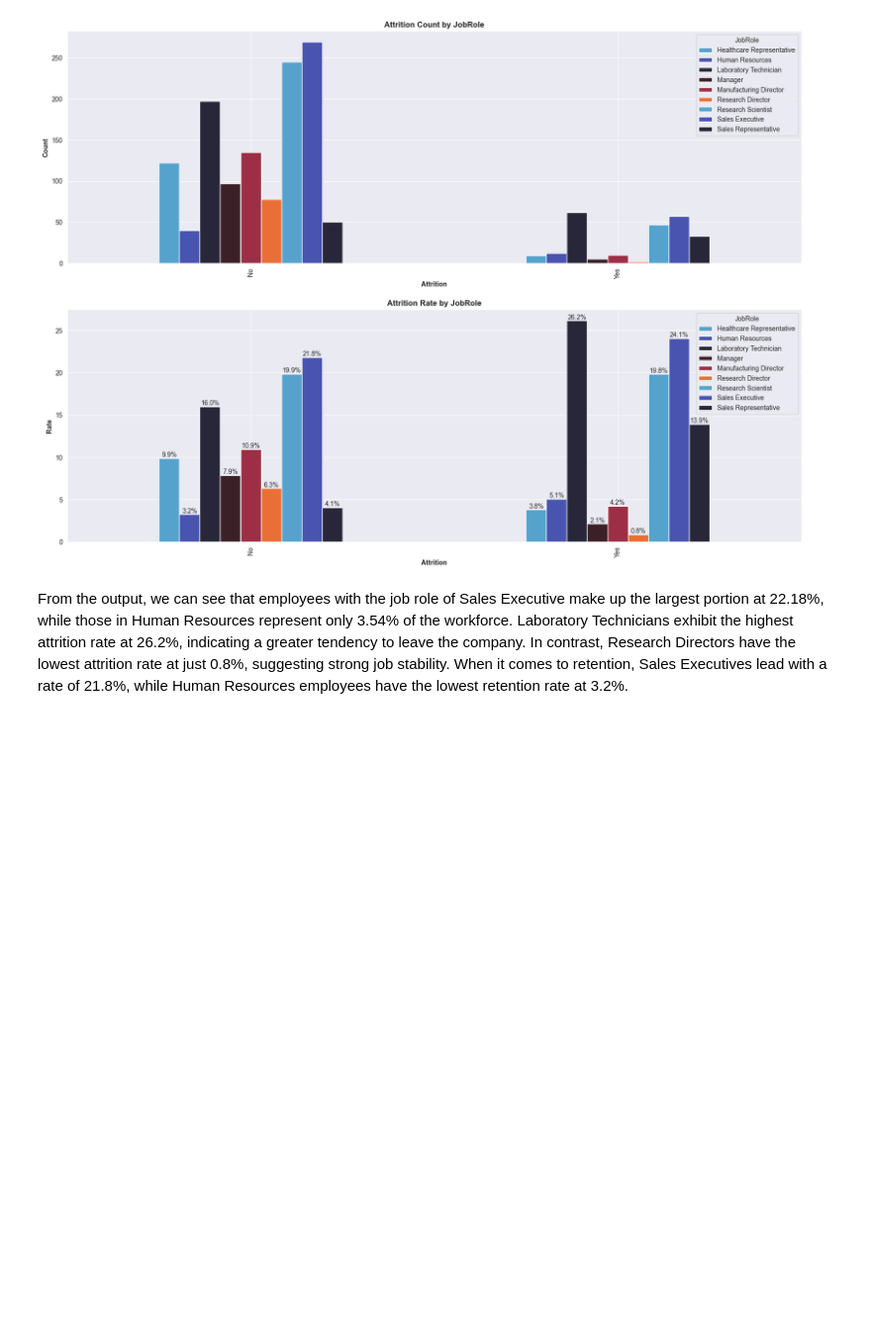
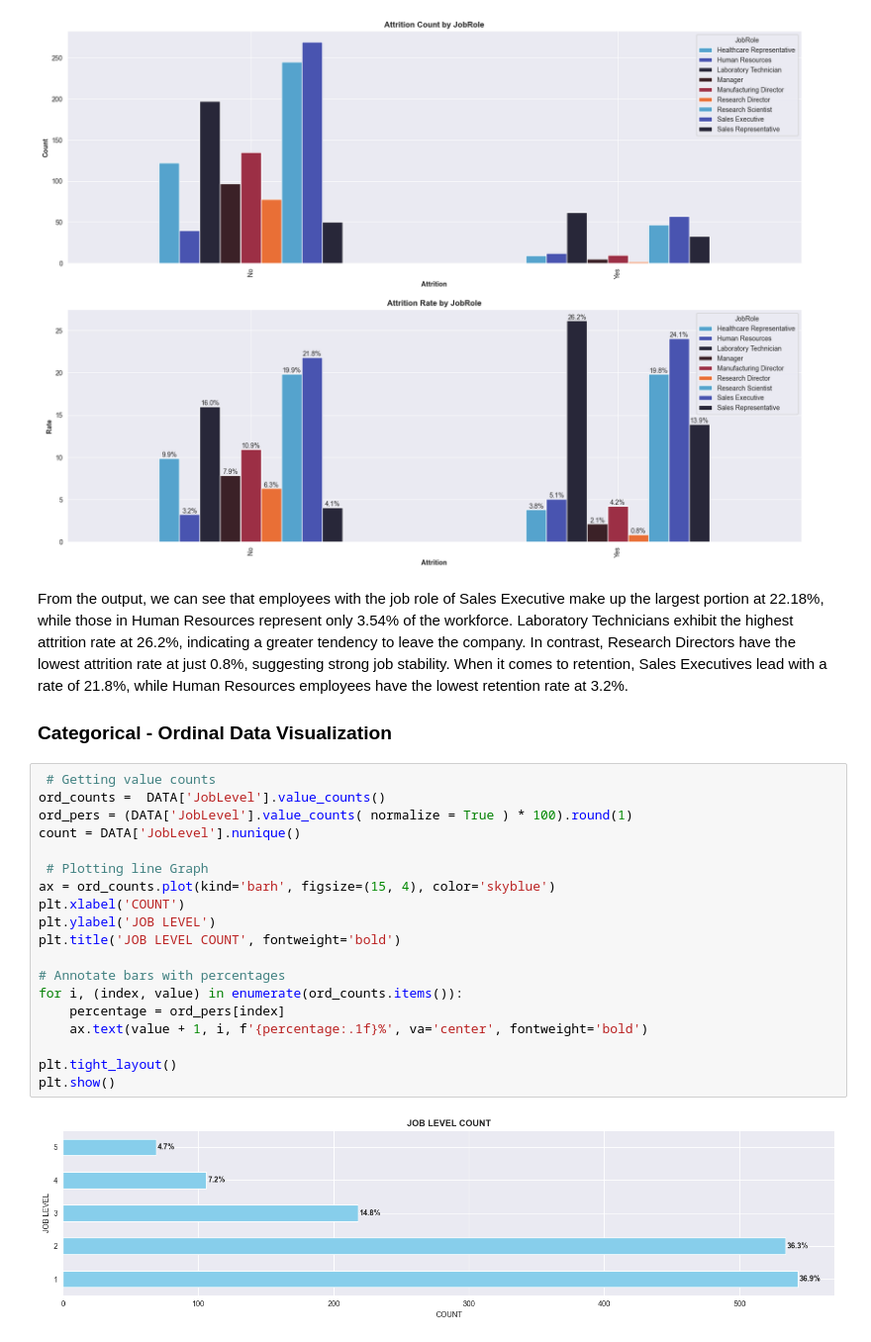
Before and after one commit to George-Njuguna/HR-ATTRITION-MODELLING, a Jupyter notebook: EDA.ipynb, the cells around one changed output. Shown at 99% size. Saved outputs shown, nothing was run; the diff lists cells and outputs as text; blank space fills up the shorter version.

Commit message:
ordinal analysis

```diff
--- a/EDA.ipynb
+++ b/EDA.ipynb
@@ -275,3 +275,27 @@ cat_plot( DATA , 'Attrition' , 'JobRole' )
 [figure]
 # %% [markdown]
 From the output, we can see that employees with the job role of Sales Executive make up the largest portion at 22.18%, while those in Human Resources represent only 3.54% of the workforce. Laboratory Technicians exhibit the highest attrition rate at 26.2%, indicating a greater tendency to leave the company. In contrast, Research Directors have the lowest attrition rate at just 0.8%, suggesting strong job stability. When it comes to retention, Sales Executives lead with a rate of 21.8%, while Human Resources employees have the lowest retention rate at 3.2%.
+
+
+### **Categorical - Ordinal Data Visualization**
+# %%
+ # Getting value counts
+ord_counts =  DATA['JobLevel'].value_counts()
+ord_pers = (DATA['JobLevel'].value_counts( normalize = True ) * 100).round(1)
+count = DATA['JobLevel'].nunique()
+
+ # Plotting line Graph
+ax = ord_counts.plot(kind='barh', figsize=(15, 4), color='skyblue')
+plt.xlabel('COUNT')
+plt.ylabel('JOB LEVEL')
+plt.title('JOB LEVEL COUNT', fontweight='bold')
+
+# Annotate bars with percentages
+for i, (index, value) in enumerate(ord_counts.items()):
+    percentage = ord_pers[index]
+    ax.text(value + 1, i, f'{percentage:.1f}%', va='center', fontweight='bold')
+
+plt.tight_layout()
+plt.show()
+# %% [output]
+[figure, added]
```
Also changed, not shown: parts of 1 cell of this notebook.
